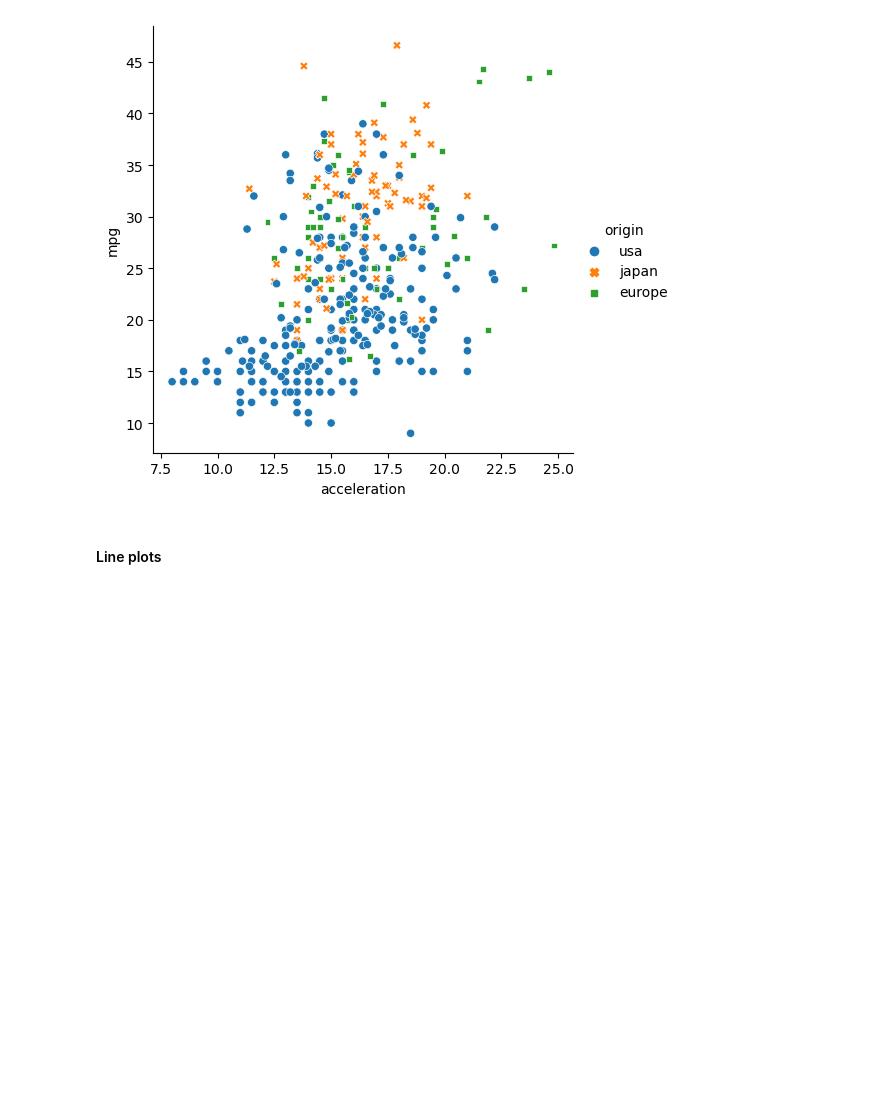
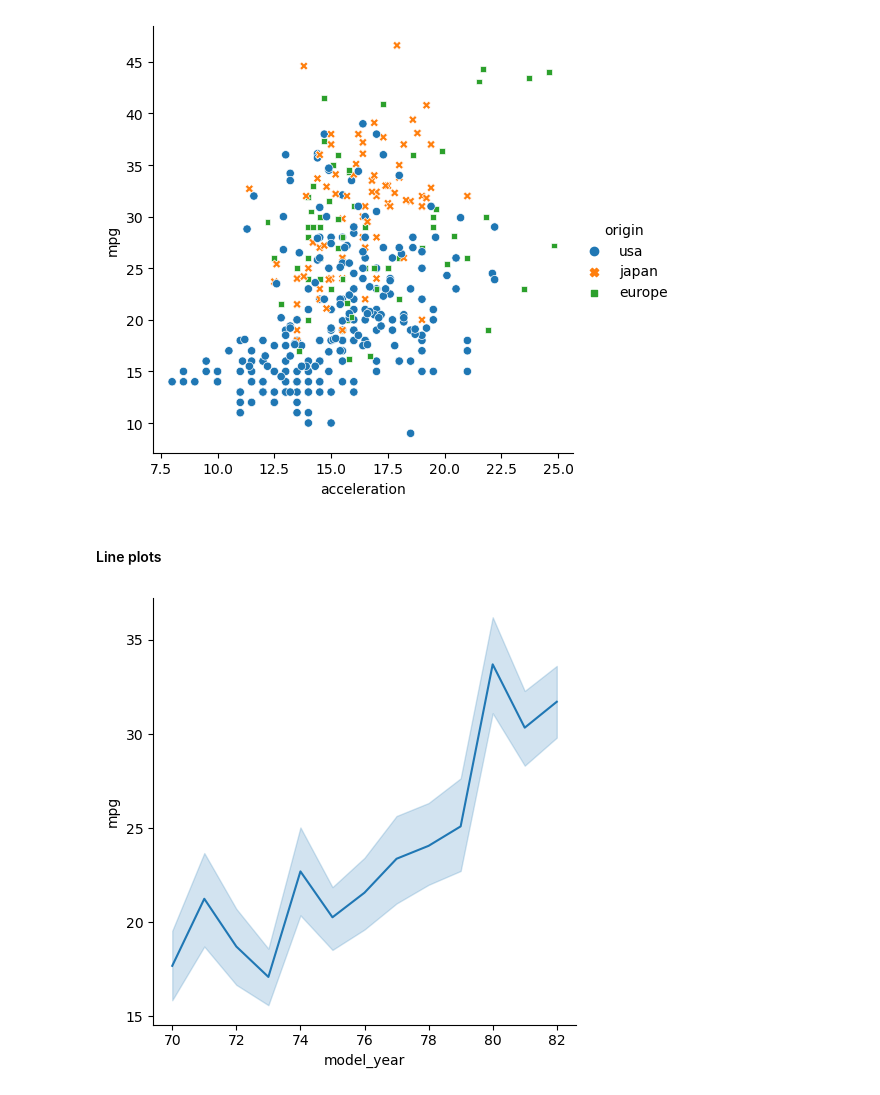
Before and after one commit to Jnn002/dc_datacamp, a Jupyter notebook: Data_analyst_python/chapter_6_seaborn/relational_plots_subplots.ipynb, the cells around one changed output. Cells and saved outputs as stored; diff of their text form; code cells hidden in the pictures; blank space fills up the shorter version.

```diff
--- a/Data_analyst_python/chapter_6_seaborn/relational_plots_subplots.ipynb
+++ b/Data_analyst_python/chapter_6_seaborn/relational_plots_subplots.ipynb
@@ -42,3 +50,11 @@ sns.relplot(data = cars, kind = 'scatter', x = 'acceleration', y = 'mpg', style
 [figure]
 # %% [markdown]
 #### Line plots
+# %%
+# Create line plot
+sns.relplot(data = cars, kind = 'line', x = 'model_year', y = 'mpg')
+
+# Show plot
+plt.show()
+# %% [output]
+[figure, added]
```
Also changed, not shown: parts of 1 cell of this notebook.
